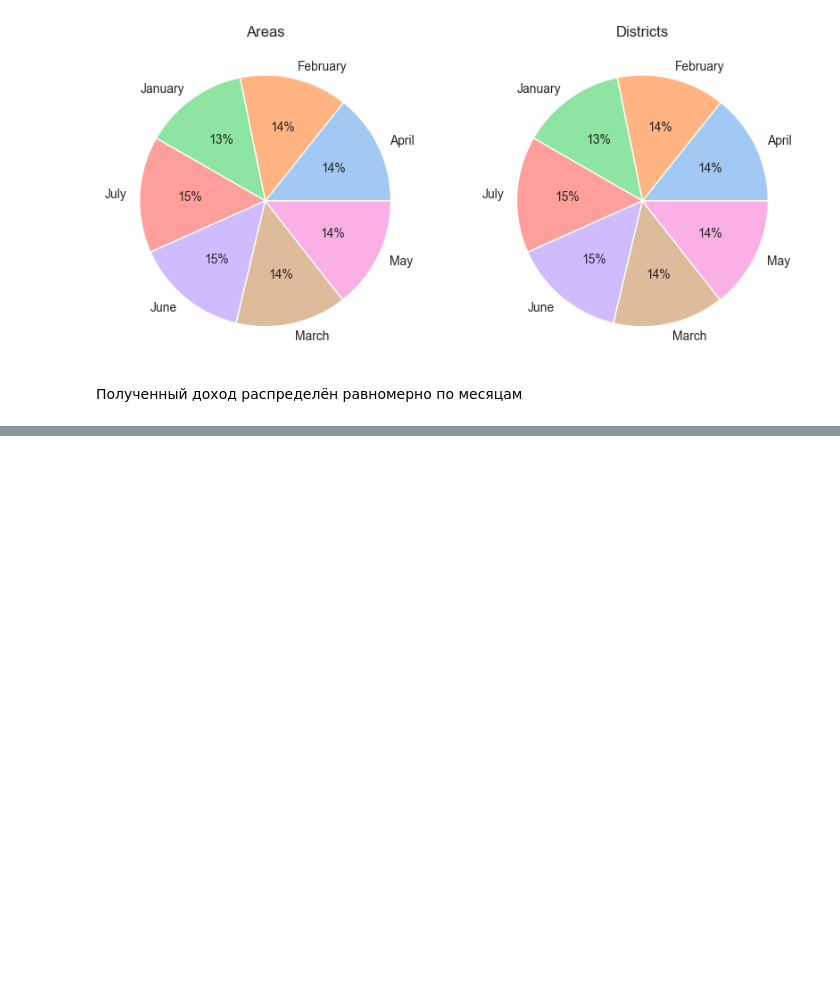
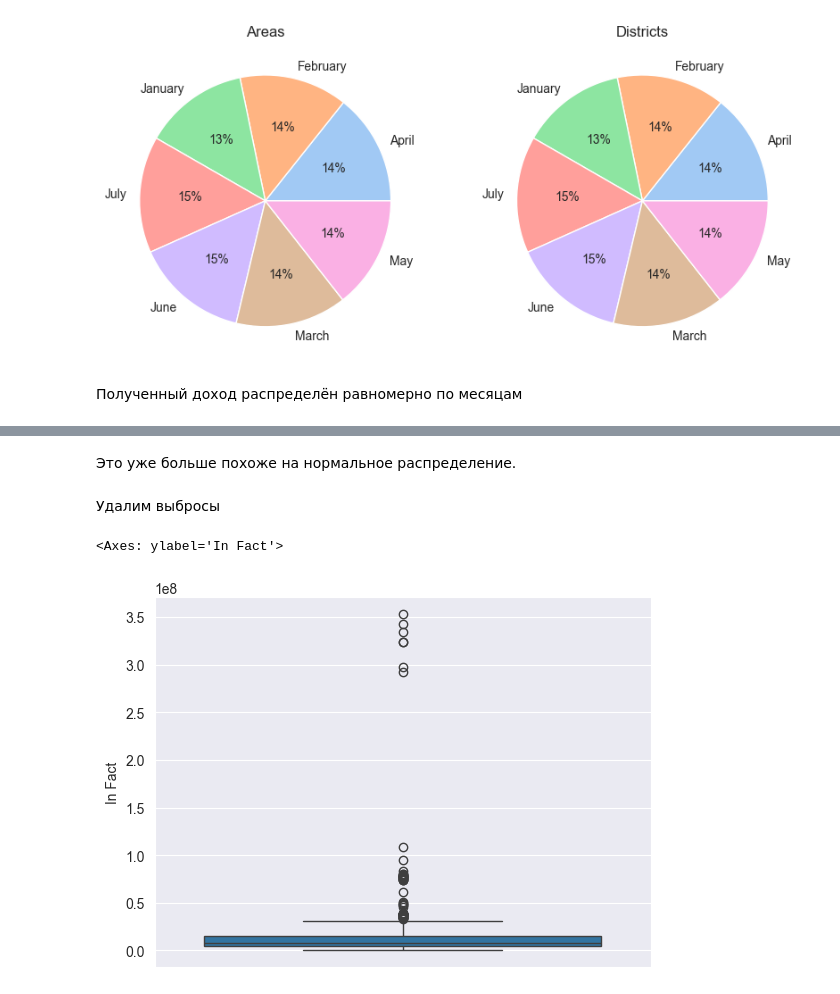
Before and after one commit to Aleshka5/Theory-of-Probability, a Jupyter notebook: research.ipynb, the cells around one changed output, grey strips where cells are left out. Drawn from its saved outputs; the diff is of its cells as text; code cells hidden in the pictures; blank space fills up the shorter version.

```diff
--- a/research.ipynb
+++ b/research.ipynb
@@ -142,0 +205,9 @@ for month in list_of_months:
+# %% [markdown]
+Это уже больше похоже на нормальное распределение.
+# %% [markdown]
+Удалим выбросы
+# %%
+sns.boxplot(X1)
+# %% [output]
+<Axes: ylabel='In Fact'>
+[figure, added]
```
Also changed, not shown: parts of 16 cells of this notebook.
